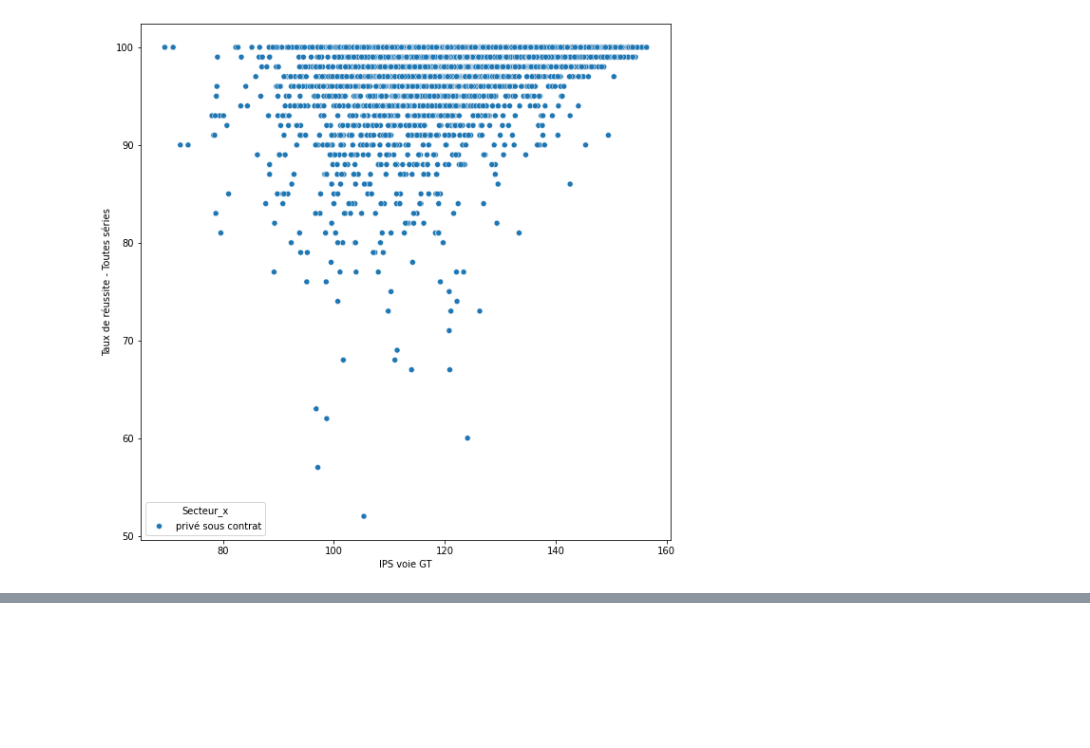
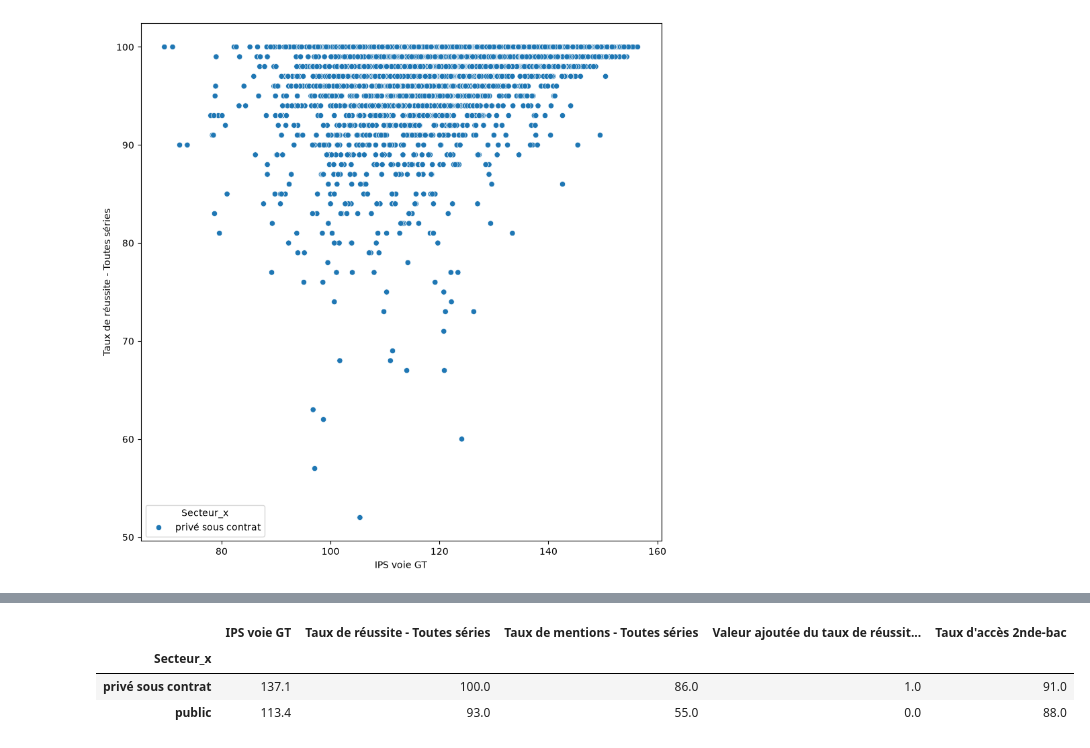
Before and after one commit to AlexisBenameur/projet-python-2AS1, a Jupyter notebook: codes/decouverte_data.ipynb, the cells around one changed output, grey strips where cells are left out. Saved outputs shown, nothing was run; the diff lists cells and outputs as text; code cells hidden in the pictures; blank space fills up the shorter version.

```diff
--- a/codes/decouverte_data.ipynb
+++ b/codes/decouverte_data.ipynb
@@ -153,0 +173,14 @@ sns.boxplot(data=df_ips, x="Secteur", y = "IPS voie GT")
+# %%
+cols = [
+    "IPS voie GT",
+    "Taux de réussite - Toutes séries",
+    "Taux de mentions - Toutes séries",
+    "Valeur ajoutée du taux de réussite - Toutes séries",
+    "Taux d'accès 2nde-bac"
+]
+df_idf.groupby("Secteur_x")[cols].median()
+# %% [output]
+|  | IPS voie GT | Taux de réussite - Toutes séries | Taux de mentions - Toutes séries | Valeur ajoutée du taux de réussit... | Taux d'accès 2nde-bac |
+| Secteur_x |  |  |  |  |  |
+| privé sous contrat | 137.1 | 100.0 | 86.0 | 1.0 | 91.0 |
+| public | 113.4 | 93.0 | 55.0 | 0.0 | 88.0 |
```
Also changed, not shown: parts of 10 cells of this notebook.
